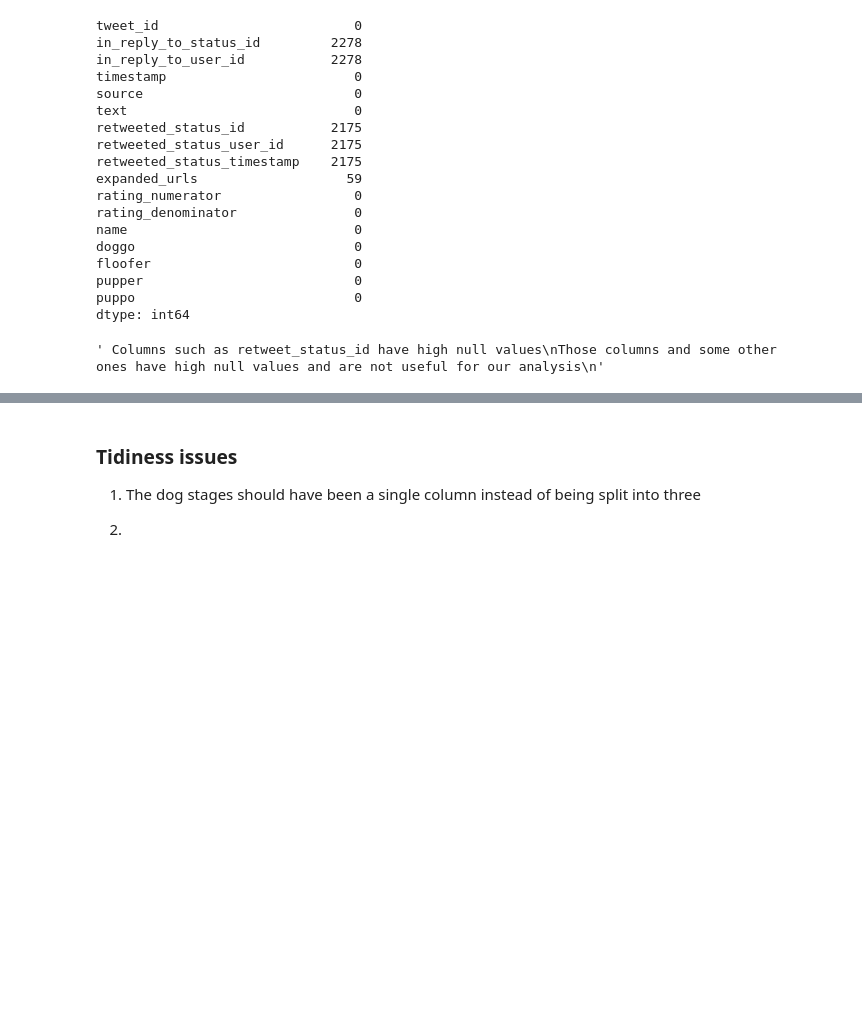
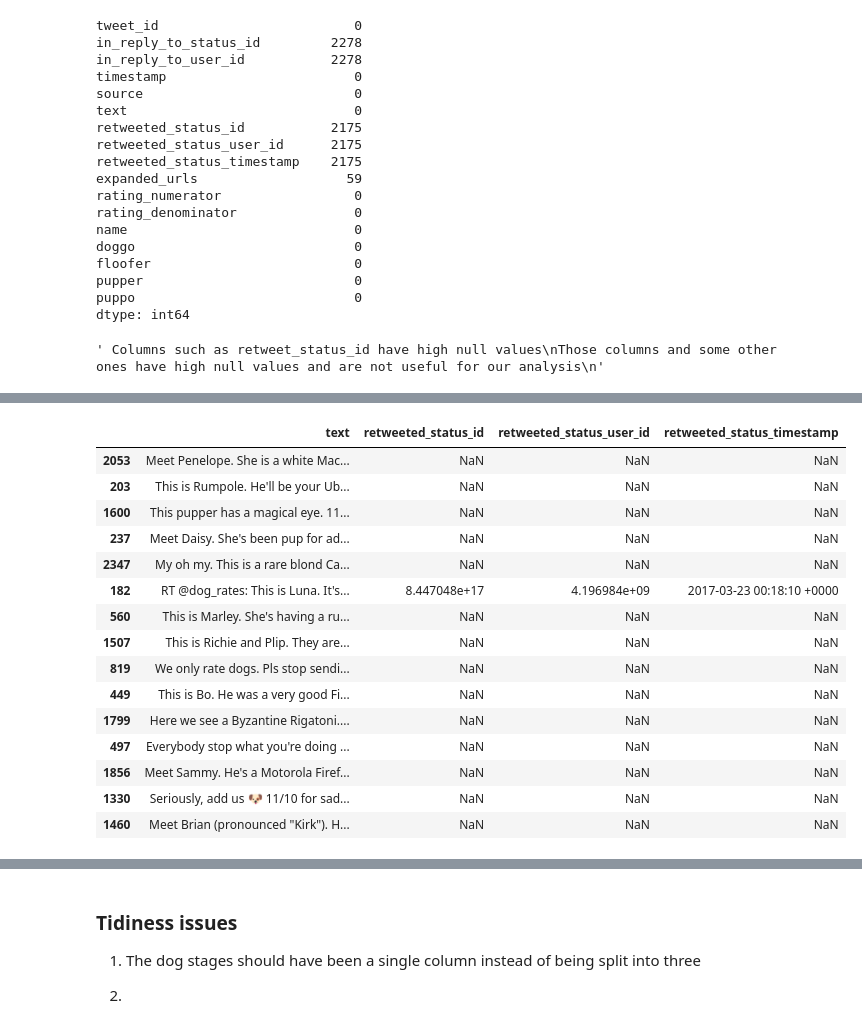
Before and after one commit to okabamac/data_wrangling_p2, a Jupyter notebook: wrangle_act.ipynb, the cells around one changed output, grey strips where cells are left out. Saved outputs shown, nothing was run; the diff lists cells and outputs as text; code cells hidden in the pictures; blank space fills up the shorter version.

```diff
--- a/wrangle_act.ipynb
+++ b/wrangle_act.ipynb
@@ -253,3 +290,22 @@ tweet_archive[['text','name', 'rating_numerator', 'rating_denominator']].sample(
+# %%
+tweet_archive[['text', 'retweeted_status_id', 'retweeted_status_user_id', 'retweeted_status_timestamp']].sample(15)
+# %% [output]
+|  | text | retweeted_status_id | retweeted_status_user_id | retweeted_status_timestamp |
+| 2053 | Meet Penelope. She is a white Mac... | NaN | NaN | NaN |
+| 203 | This is Rumpole. He'll be your Ub... | NaN | NaN | NaN |
+| 1600 | This pupper has a magical eye. 11... | NaN | NaN | NaN |
+| 237 | Meet Daisy. She's been pup for ad... | NaN | NaN | NaN |
+| 2347 | My oh my. This is a rare blond Ca... | NaN | NaN | NaN |
+| 182 | RT @dog_rates: This is Luna. It's... | 8.447048e+17 | 4.196984e+09 | 2017-03-23 00:18:10 +0000 |
+| 560 | This is Marley. She's having a ru... | NaN | NaN | NaN |
+| 1507 | This is Richie and Plip. They are... | NaN | NaN | NaN |
+| 819 | We only rate dogs. Pls stop sendi... | NaN | NaN | NaN |
+| 449 | This is Bo. He was a very good Fi... | NaN | NaN | NaN |
+| 1799 | Here we see a Byzantine Rigatoni.... | NaN | NaN | NaN |
+| 497 | Everybody stop what you're doing ... | NaN | NaN | NaN |
+| 1856 | Meet Sammy. He's a Motorola Firef... | NaN | NaN | NaN |
+| 1330 | Seriously, add us 🐶 11/10 for sad... | NaN | NaN | NaN |
+| 1460 | Meet Brian (pronounced "Kirk"). H... | NaN | NaN | NaN |
 # %%
 tweet_archive['name'].value_counts()
 # %% [output]
```
Also changed, not shown: parts of 59 cells of this notebook, 1 other file.
